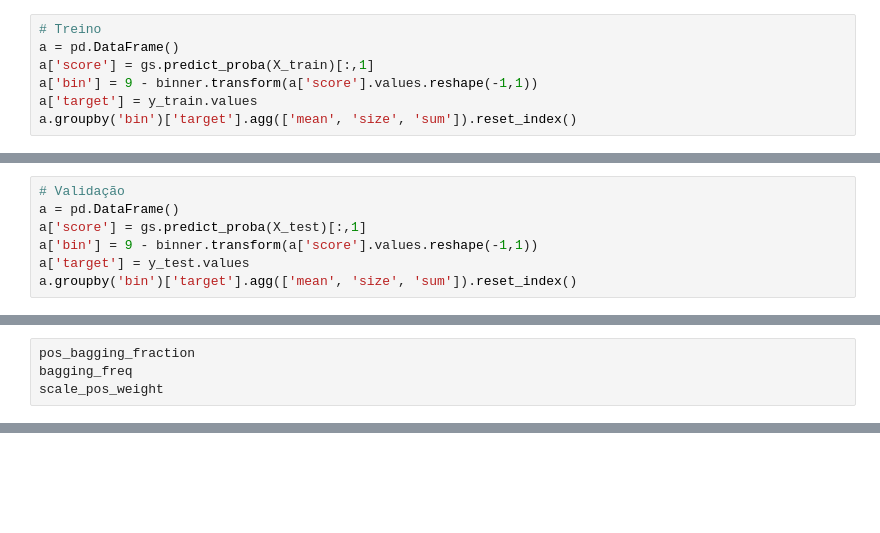
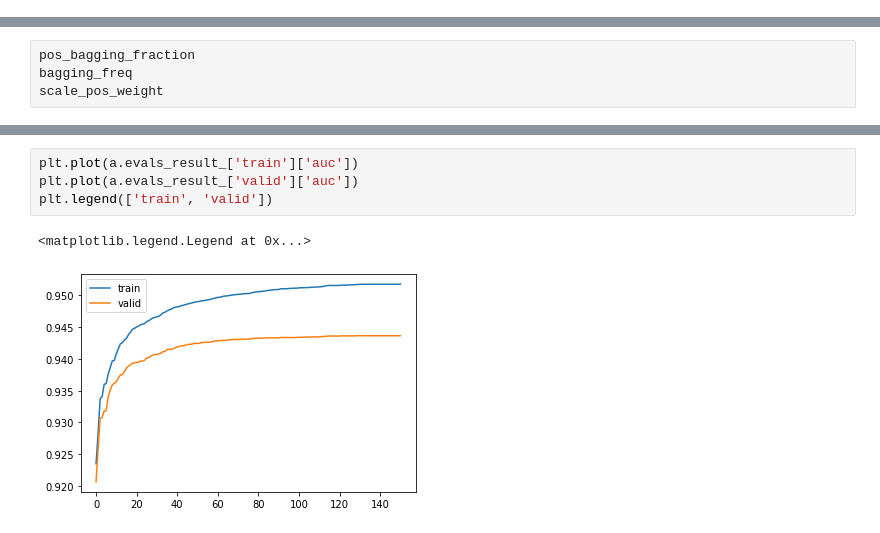
Before and after one commit to marcospiau/BankMarketingDataSet, a Jupyter notebook: notebooks/BankMarketingDataSet_v1.ipynb, the cells around one changed output, grey strips where cells are left out. Cells and saved outputs as stored; diff of their text form; blank space fills up the shorter version.

```diff
--- a/notebooks/BankMarketingDataSet_v1.ipynb
+++ b/notebooks/BankMarketingDataSet_v1.ipynb
@@ -527,7 +333,0 @@ KBinsDiscretizer(encode='ordinal', n_bins=10, strategy='quantile')
-# %%
-# Treino
-a = pd.DataFrame()
-a['score'] = gs.predict_proba(X_train)[:,1]
-a['bin'] = 9 - binner.transform(a['score'].values.reshape(-1,1))
-a['target'] = y_train.values
-a.groupby('bin')['target'].agg(['mean', 'size', 'sum']).reset_index()
@@ -546,7 +333,0 @@ a.groupby('bin')['target'].agg(['mean', 'size', 'sum']).reset_index()
-# %%
-# Validação
-a = pd.DataFrame()
-a['score'] = gs.predict_proba(X_test)[:,1]
-a['bin'] = 9 - binner.transform(a['score'].values.reshape(-1,1))
-a['target'] = y_test.values
-a.groupby('bin')['target'].agg(['mean', 'size', 'sum']).reset_index()
@@ -657,0 +655,7 @@ scale_pos_weight
+# %%
+plt.plot(a.evals_result_['train']['auc'])
+plt.plot(a.evals_result_['valid']['auc'])
+plt.legend(['train', 'valid'])
+# %% [output]
+<matplotlib.legend.Legend at 0x...>
+[figure, added]
```
Also changed, not shown: parts of 83 cells of this notebook.
